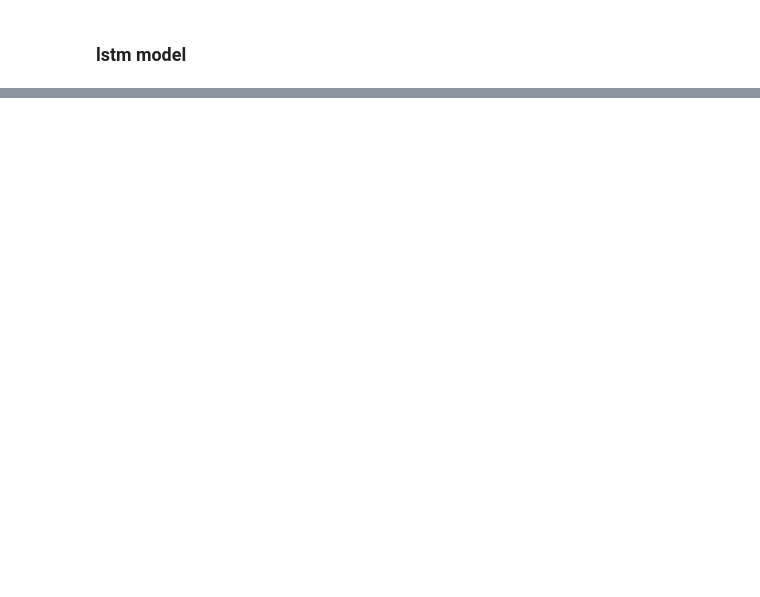
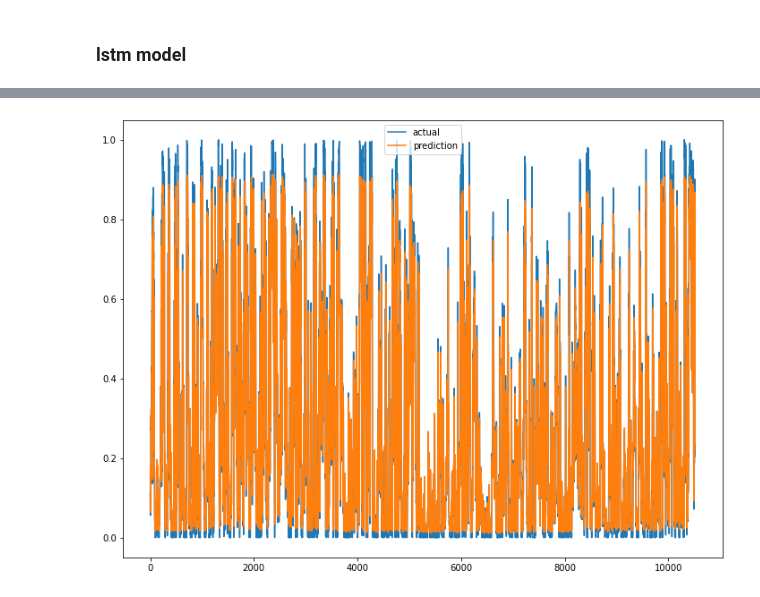
Before and after one commit to rohhj622/windPowerPrediction, a Jupyter notebook: code1_4.ipynb, the cells around one changed output, grey strips where cells are left out. Cells and saved outputs as stored; diff of their text form; code cells hidden in the pictures; blank space fills up the shorter version.

```diff
--- a/code1_4.ipynb
+++ b/code1_4.ipynb
@@ -351,0 +362,24 @@ NameError: ignored
+# %%
+rnn_model = Sequential()
+rnn_model.add(SimpleRNN(128,input_shape=(train_feature.shape[1], train_feature.shape[2]), activation='relu', return_sequences=False))
+rnn_model.add(Dense(64, activation='relu'))
+rnn_model.add(Dense(32, activation='relu'))
+rnn_model.add(Dense(16, activation='relu'))
+rnn_model.add(Dense(1, activation='sigmoid'))
+
+# network.add(layers.Dense(128, input_shape=train_feature.shape,activation='relu'))
+# network.add(layers.Dense(64,activation='relu'))
+# network.add(layers.Dense(1))
+# %%
+rnn_model.compile(loss='mean_squared_error', optimizer='adam',metrics=['mae', 'acc'])
+early_stop = EarlyStopping(monitor='val_loss', patience=5)
+model_path = '/content/gdrive/My Drive/Colab Notebooks'
+filename = os.path.join(model_path, 'tmp_rnn1.h5')
+print(filename)
+checkpoint = ModelCheckpoint(filename, monitor='val_loss', verbose=1, save_best_only=True, mode='auto')
+
+history = rnn_model.fit(X_train, y_train,
+                    epochs=200,
+                    batch_size=16,
+                    validation_data=(X_valid, y_valid),
+                    callbacks=[early_stop, checkpoint])
@@ -351,0 +404,14 @@ NameError: ignored
+# %%
+# weight 로딩
+rnn_model.load_weights(filename)
+
+# 예측
+rnn_pred = rnn_model.predict(test_feature)
+# %%
+plt.figure(figsize=(12, 9))
+plt.plot(test_label, label='actual')
+plt.plot(rnn_pred, label='prediction')
+plt.legend()
+plt.show()
+# %% [output]
+[figure, added]
```
Also changed, not shown: parts of 33 cells of this notebook.
